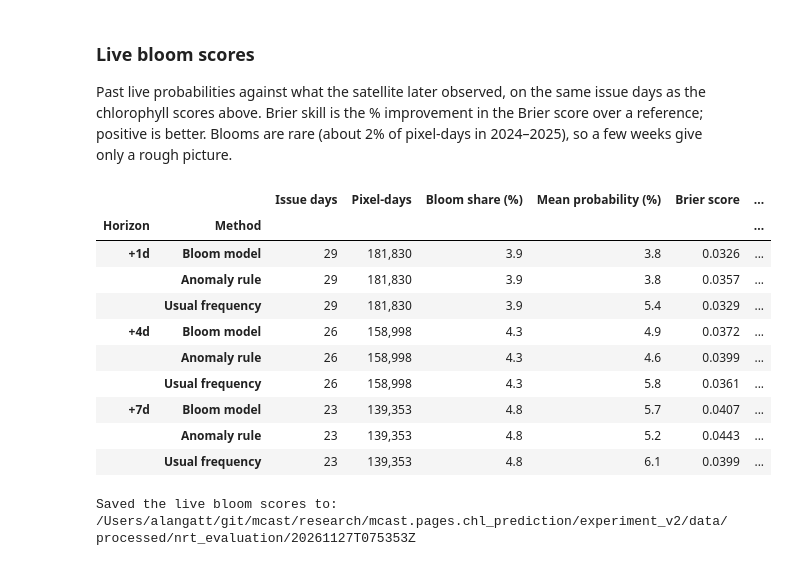
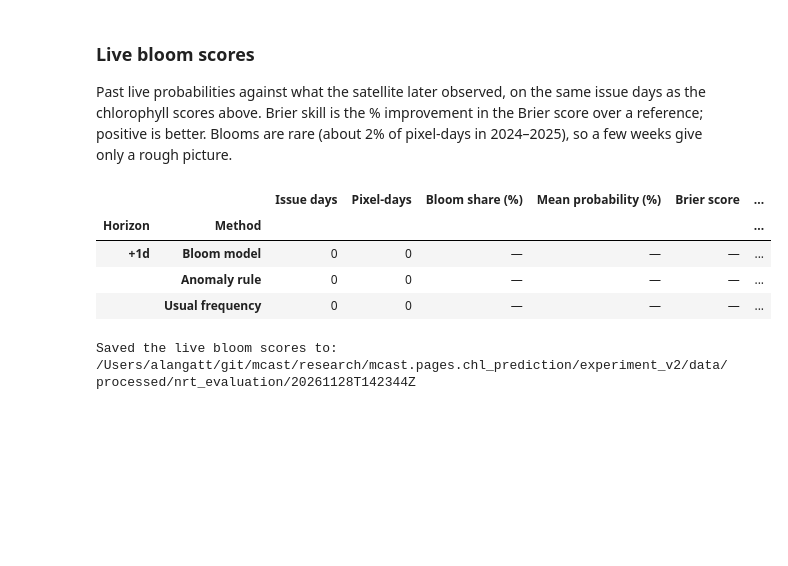
Before and after one commit to algatt/mcast.pages.chl_prediction, a Jupyter notebook: experiment_v2/07-NRT-Input-Validation.ipynb, the cells around one changed output. Saved outputs shown, nothing was run; the diff lists cells and outputs as text; code cells hidden in the pictures; blank space fills up the shorter version.

```diff
--- a/experiment_v2/07-NRT-Input-Validation.ipynb
+++ b/experiment_v2/07-NRT-Input-Validation.ipynb
@@ -33,10 +33,14 @@ Modelled pixels: 12,190
 # %%
 # Live data comes from the local archive written by step 08 (run it first).
 target_manifest = []
+# Only copies of the product version the model was trained on (step 01).
+CHL_VERSION = archive.SOURCES["chl"]["version"]
 chl_dates, chl_values, chl_retrieved = archive.load(
-    "chl", latitude, longitude, manifest=target_manifest
+    "chl", latitude, longitude, manifest=target_manifest, version=CHL_VERSION
 )
-l4_dates, l4_values, _ = archive.load("chl_l4", latitude, longitude)
+l4_dates, l4_values, _ = archive.load(
+    "chl_l4", latitude, longitude, version=archive.SOURCES["chl_l4"]["version"]
+)
 sst_dates, sst_values, sst_retrieved = archive.load("sst", latitude, longitude)
 
 # The same quality rule as in training.
@@ -109,7 +113,8 @@ def inputs_for_issue(issue_day, *, manifest=None, available_by=None):
     def source_history(source):
         selected = [] if manifest is not None else None
         source_dates, values, _ = archive.load(
-            source, latitude, longitude, as_of=cutoff, manifest=selected
+            source, latitude, longitude, as_of=cutoff, manifest=selected,
+            version=CHL_VERSION if source == "chl" else None,
         )
         history = np.full(
             (len(history_dates), len(latitude), len(longitude)),
@@ -299,10 +303,14 @@ replay_days = np.flatnonzero(
     complete & (dates + pd.Timedelta(days=min(horizons)) <= chl_dates[-1])
 )
 replay = {i: inputs_for_issue(dates[i]) for i in replay_days}
+# An issue day counts only if some chlorophyll history had been archived by its
+# issue time; the others could not have been issued.
+on_time = {i: bool(np.isfinite(replay[i]["chl_latest"]).any()) for i in replay_days}
 
 for h in horizons:
     issue_index = np.flatnonzero(complete & (np.arange(len(dates)) + h < len(dates)))
     issue_index = issue_index[dates[issue_index] + pd.Timedelta(days=h) <= chl_dates[-1]]
+    issue_index = np.array([i for i in issue_index if on_time[i]], dtype=int)
     if issue_index.size == 0:
         rows.append({"Horizon": f"+{h}d", "Method": "—", "Scored issue days": 0})
         continue
@@ -732,6 +683,7 @@ bloom_rows = []
 for h in horizons:
     issue_index = np.flatnonzero(complete & (np.arange(len(dates)) + h < len(dates)))
     issue_index = issue_index[dates[issue_index] + pd.Timedelta(days=h) <= chl_dates[-1]]
+    issue_index = np.array([i for i in issue_index if on_time[i]], dtype=int)
     if issue_index.size == 0:
         continue
     # Use the observations available by each forecast's issue time.
@@ -754,40 +706,34 @@ for h in horizons:
                "Bloom share (%)": 100 * observed_bloom.mean(), "Mean probability (%)": 100 * p[method].mean(),
                "Brier score": blooms.brier(p[method], observed_bloom)}
         for reference in ["Usual frequency", "Anomaly rule"]:
             if n_days >= 10 and observed_bloom.any():
                 skill, low, high = blooms.brier_skill_interval(observed_bloom, p[method], p[reference], day)
             else:
                 skill = 100 * (1 - blooms.brier(p[method], observed_bloom) / blooms.brier(p[reference], observed_bloom)) \
                     if observed_bloom.any() else np.nan
                 low = high = np.nan
             row.update({f"Skill vs {reference.lower()} (%)": skill, f"vs {reference.lower()}: 95% low": low,
                         f"vs {reference.lower()}: 95% high": high})
         if method in thresholds[h]:
             w = blooms.warning_scores(p[method], observed_bloom, thresholds[h][method])
             row.update({"Warnings": w["Warnings"], "Hit rate (%)": w["Hit rate (%)"],
                         "False alarm ratio (%)": w["False alarm ratio (%)"]})
         bloom_rows.append(row)
 
 live_bloom_scores = pd.DataFrame(bloom_rows).set_index(["Horizon", "Method"])
 display(live_bloom_scores.style.format({
     "Issue days": "{:,.0f}", "Pixel-days": "{:,.0f}", "Warnings": "{:,.0f}", "Brier score": "{:.4f}",
     **{c: "{:+.1f}" for c in live_bloom_scores.columns if "Skill" in c or "95%" in c},
     **{c: "{:.1f}" for c in ["Bloom share (%)", "Mean probability (%)", "Hit rate (%)", "False alarm ratio (%)"]},
 }, na_rep="—"))
 
 (evaluation_dir / "bloom_scores.json").write_text(
     live_bloom_scores.reset_index().to_json(orient="records", indent=2, double_precision=10), encoding="utf-8")
 print(f"Saved the live bloom scores to: {evaluation_dir}")
 # %% [output]
 |  |  | Issue days | Pixel-days | Bloom share (%) | Mean probability (%) | Brier score | ... |
 | Horizon | Method |  |  |  |  |  | ... |
-| +1d | Bloom model | 29 | 181,830 | 3.9 | 3.8 | 0.0326 | ... |
-|  | Anomaly rule | 29 | 181,830 | 3.9 | 3.8 | 0.0357 | ... |
-|  | Usual frequency | 29 | 181,830 | 3.9 | 5.4 | 0.0329 | ... |
-| +4d | Bloom model | 26 | 158,998 | 4.3 | 4.9 | 0.0372 | ... |
-|  | Anomaly rule | 26 | 158,998 | 4.3 | 4.6 | 0.0399 | ... |
-|  | Usual frequency | 26 | 158,998 | 4.3 | 5.8 | 0.0361 | ... |
-| +7d | Bloom model | 23 | 139,353 | 4.8 | 5.7 | 0.0407 | ... |
-|  | Anomaly rule | 23 | 139,353 | 4.8 | 5.2 | 0.0443 | ... |
-|  | Usual frequency | 23 | 139,353 | 4.8 | 6.1 | 0.0399 | ... |
+| +1d | Bloom model | 0 | 0 | — | — | — | ... |
+|  | Anomaly rule | 0 | 0 | — | — | — | ... |
+|  | Usual frequency | 0 | 0 | — | — | — | ... |
-Saved the live bloom scores to: /Users/alangatt/git/mcast/research/mcast.pages.chl_prediction/experiment_v2/data/processed/nrt_evaluation/20261127T075353Z
+Saved the live bloom scores to: /Users/alangatt/git/mcast/research/mcast.pages.chl_prediction/experiment_v2/data/processed/nrt_evaluation/20261128T142344Z
```
Also changed, not shown: parts of 11 cells of this notebook, 38 other files.
